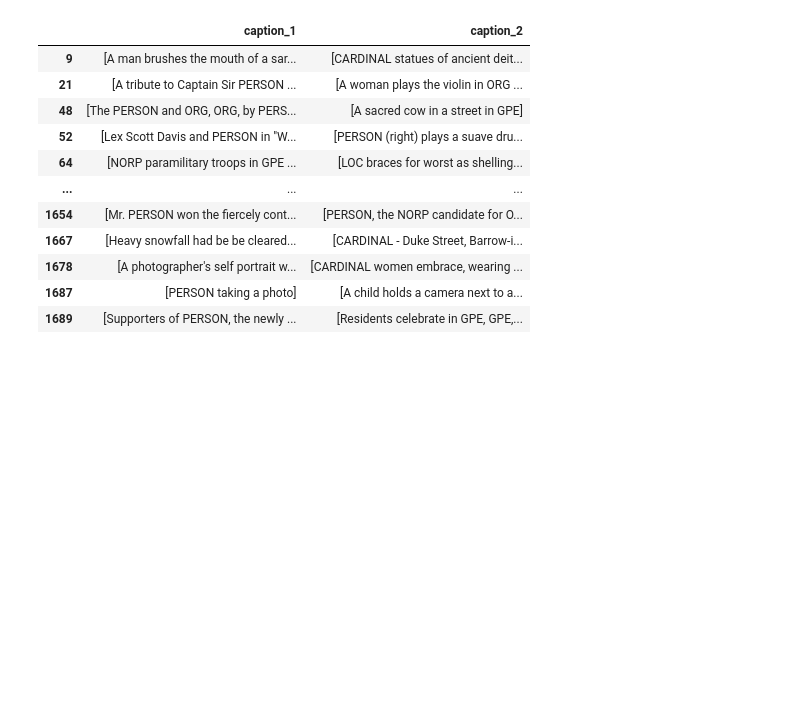
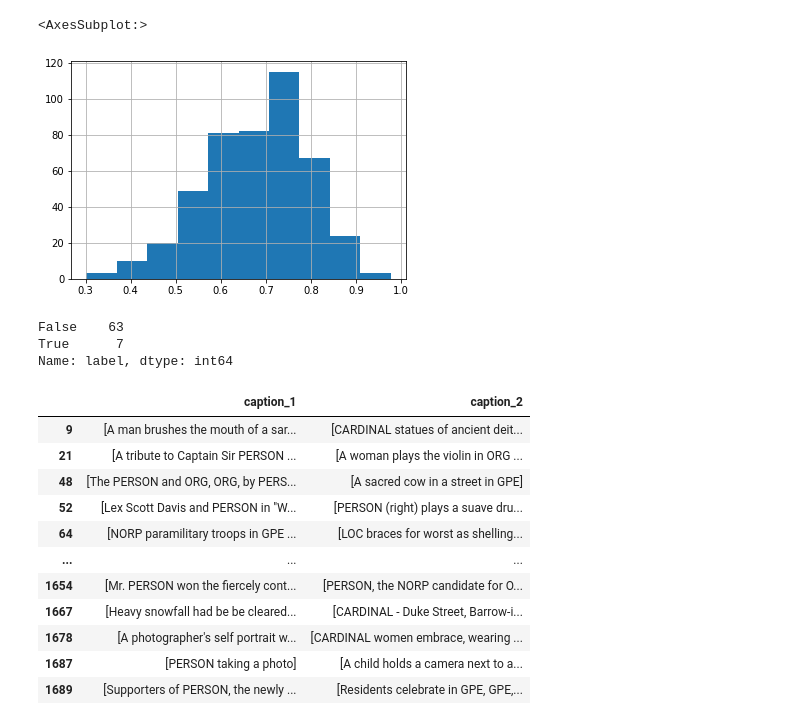
Before and after one commit to pwnyniche/ViLT, a Jupyter notebook: F1.ipynb, the cells around one changed output. Drawn from its saved outputs; the diff is of its cells as text; code cells hidden in the pictures; blank space fills up the shorter version.

```diff
--- a/F1.ipynb
+++ b/F1.ipynb
@@ -116,3 +94,10 @@ def get_raw_image(img_byte):
     image_bytes = io.BytesIO(img_byte)
     image_bytes.seek(0)
     return Image.open(image_bytes).convert("RGB")
+# %%
+df['emp_1'] = df['caption_1'].apply(lambda x: bert.encode(x[0],convert_to_tensor=True))
+df['emp_2'] = df['caption_2'].apply(lambda x: bert.encode(x[0],convert_to_tensor=True))
+# %%
+df['score'] = df.apply(lambda x: util.cos_sim(x.emp_1, x.emp_2)[0][0], axis=1)
+# %%
+df['label'] = df['label'].apply(lambda x:x[0])
@@ -140,0 +182,2 @@ pd.options.display.max_colwidth = 300
+# %%
+df['score'] = df['score'].apply(lambda x:x.cpu().detach().numpy())
@@ -141,3 +200,14 @@ pd.options.display.max_colwidth = 300
+# %%
+df[(df['nli']=='contradiction')]['score'].hist()
+# %% [output]
+<AxesSubplot:>
+[figure, added]
+# %%
+df[(df['score']>0.9)]['label'].value_counts()
+# %% [output]
+False    63
+True      7
+Name: label, dtype: int64
 # %%
 wrong = df[(result['predict'] != result ['label']) & (result['predict']==True)]
 wrong[['caption_1','caption_2']]
```
Also changed, not shown: parts of 21 cells of this notebook, 17 other files.
